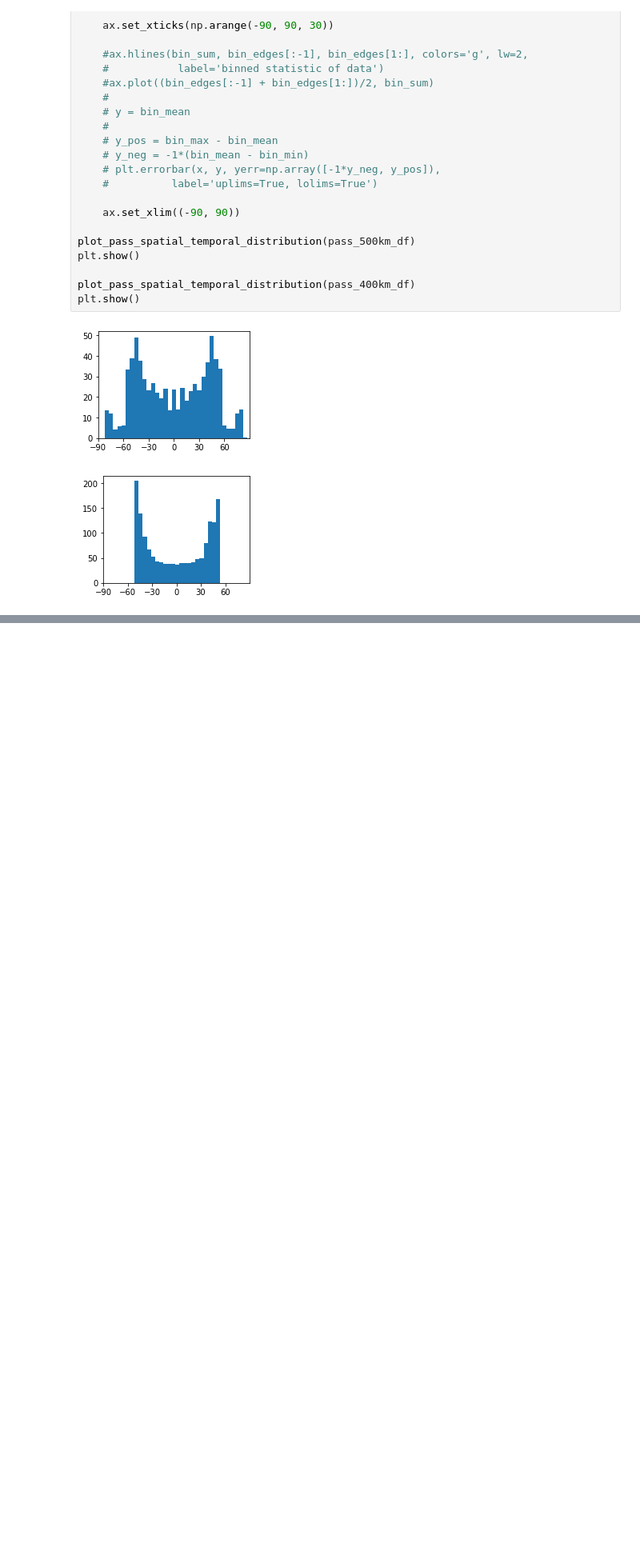
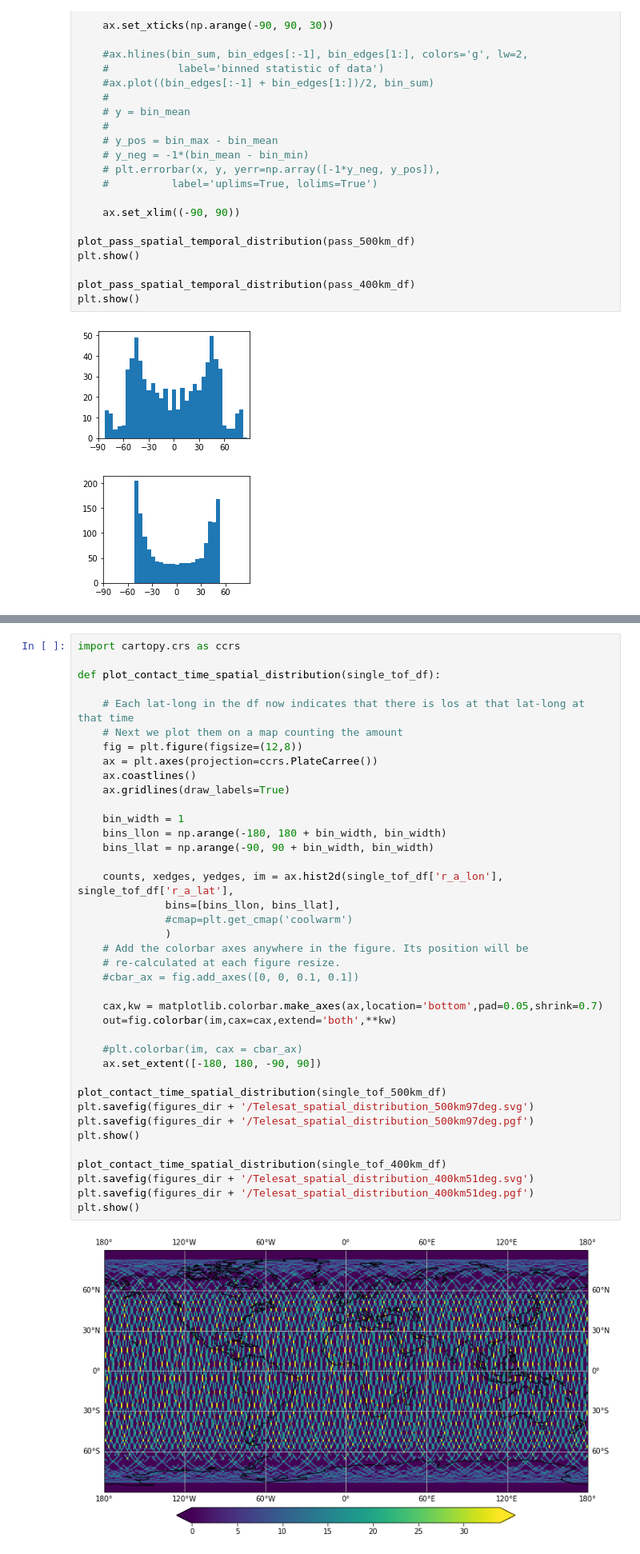
Before and after one commit to Josvth/hermes, a Jupyter notebook: visibility_analysis/Telesat/Analysis_Telesat.ipynb, the cells around one changed output, grey strips where cells are left out. Shown: that part at 80% size. Saved outputs shown, nothing was run; the diff lists cells and outputs as text; blank space fills up the shorter version.

```diff
--- a/visibility_analysis/Telesat/Analysis_Telesat.ipynb
+++ b/visibility_analysis/Telesat/Analysis_Telesat.ipynb
@@ -373,0 +379,41 @@ plt.show()
+# %%
+import cartopy.crs as ccrs
+
+def plot_contact_time_spatial_distribution(single_tof_df):
+
+    # Each lat-long in the df now indicates that there is los at that lat-long at that time
+    # Next we plot them on a map counting the amount
+    fig = plt.figure(figsize=(12,8))
+    ax = plt.axes(projection=ccrs.PlateCarree())
+    ax.coastlines()
+    ax.gridlines(draw_labels=True)
+
+    bin_width = 1
+    bins_llon = np.arange(-180, 180 + bin_width, bin_width)
+    bins_llat = np.arange(-90, 90 + bin_width, bin_width)
+
+    counts, xedges, yedges, im = ax.hist2d(single_tof_df['r_a_lon'], single_tof_df['r_a_lat'],
+              bins=[bins_llon, bins_llat],
+              #cmap=plt.get_cmap('coolwarm')
+              )
+    # Add the colorbar axes anywhere in the figure. Its position will be
+    # re-calculated at each figure resize.
+    #cbar_ax = fig.add_axes([0, 0, 0.1, 0.1])
+
+    cax,kw = matplotlib.colorbar.make_axes(ax,location='bottom',pad=0.05,shrink=0.7)
+    out=fig.colorbar(im,cax=cax,extend='both',**kw)
+
+    #plt.colorbar(im, cax = cbar_ax)
+    ax.set_extent([-180, 180, -90, 90])
+
+plot_contact_time_spatial_distribution(single_tof_500km_df)
+plt.savefig(figures_dir + '/Telesat_spatial_distribution_500km97deg.svg')
+plt.savefig(figures_dir + '/Telesat_spatial_distribution_500km97deg.pgf')
+plt.show()
+
+plot_contact_time_spatial_distribution(single_tof_400km_df)
+plt.savefig(figures_dir + '/Telesat_spatial_distribution_400km51deg.svg')
+plt.savefig(figures_dir + '/Telesat_spatial_distribution_400km51deg.pgf')
+plt.show()
+# %% [output]
+[figure, added]
```
Also changed, not shown: parts of 8 cells of this notebook, 3 other files.
